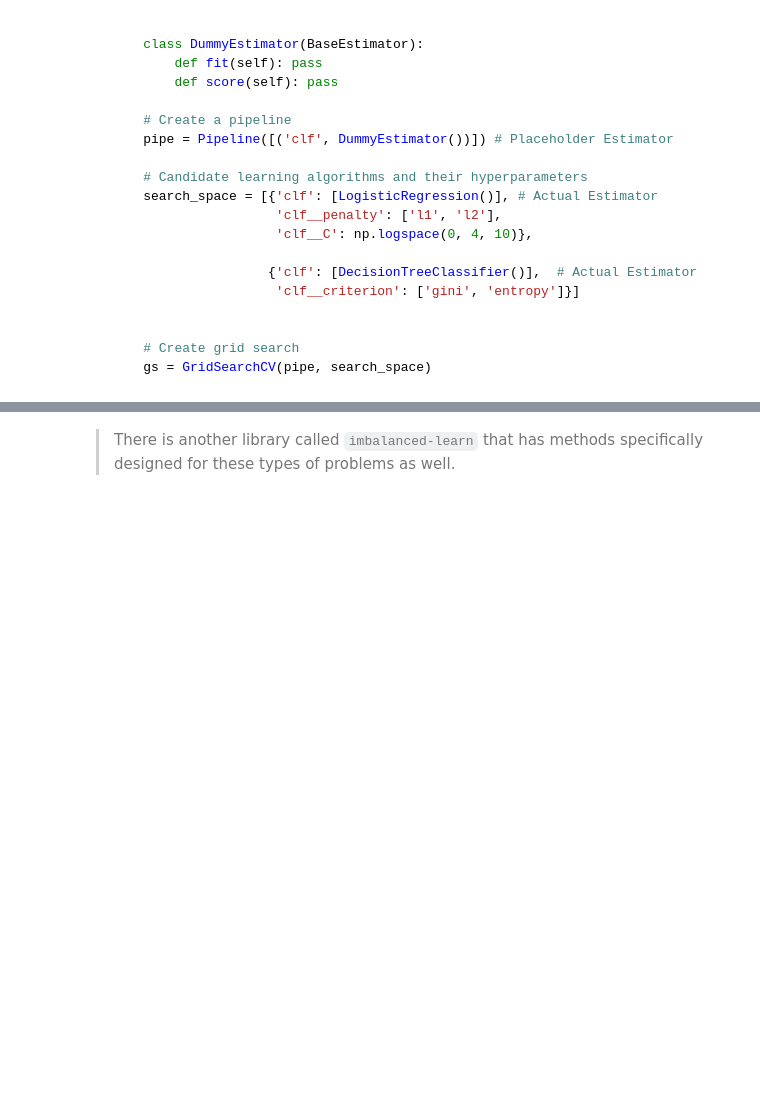
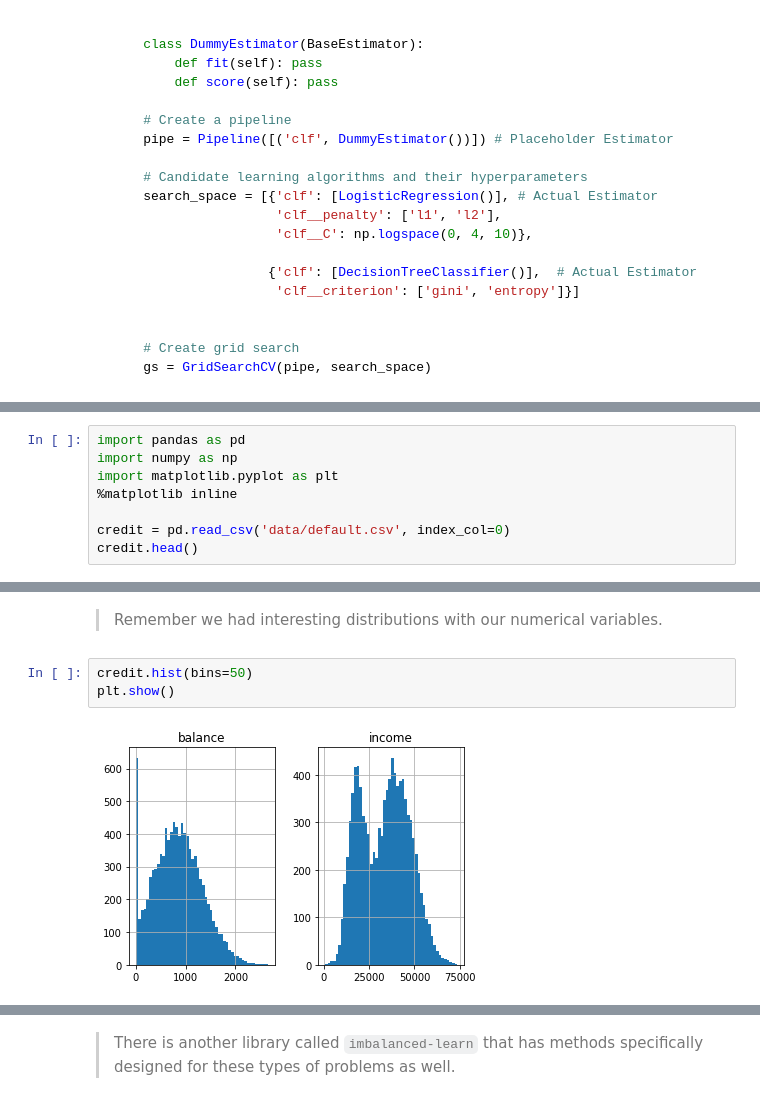
Before and after one commit to appliedecon/data602-lectures, a Jupyter notebook: week07/model-evaluation.ipynb, the cells around one changed output, grey strips where cells are left out. Drawn from its saved outputs; the diff is of its cells as text; blank space fills up the shorter version.

```diff
--- a/week07/model-evaluation.ipynb
+++ b/week07/model-evaluation.ipynb
@@ -893,0 +869,8 @@ You could get 90% accuracy by saying "NO" to every example (which is bad).
+# %%
+import pandas as pd
+import numpy as np
+import matplotlib.pyplot as plt
+%matplotlib inline
+
+credit = pd.read_csv('data/default.csv', index_col=0)
+credit.head()
@@ -893,0 +884,7 @@ You could get 90% accuracy by saying "NO" to every example (which is bad).
+# %% [markdown]
+> Remember we had interesting distributions with our numerical variables.
+# %%
+credit.hist(bins=50)
+plt.show()
+# %% [output]
+[figure, added]
```
Also changed, not shown: parts of 51 cells of this notebook.
